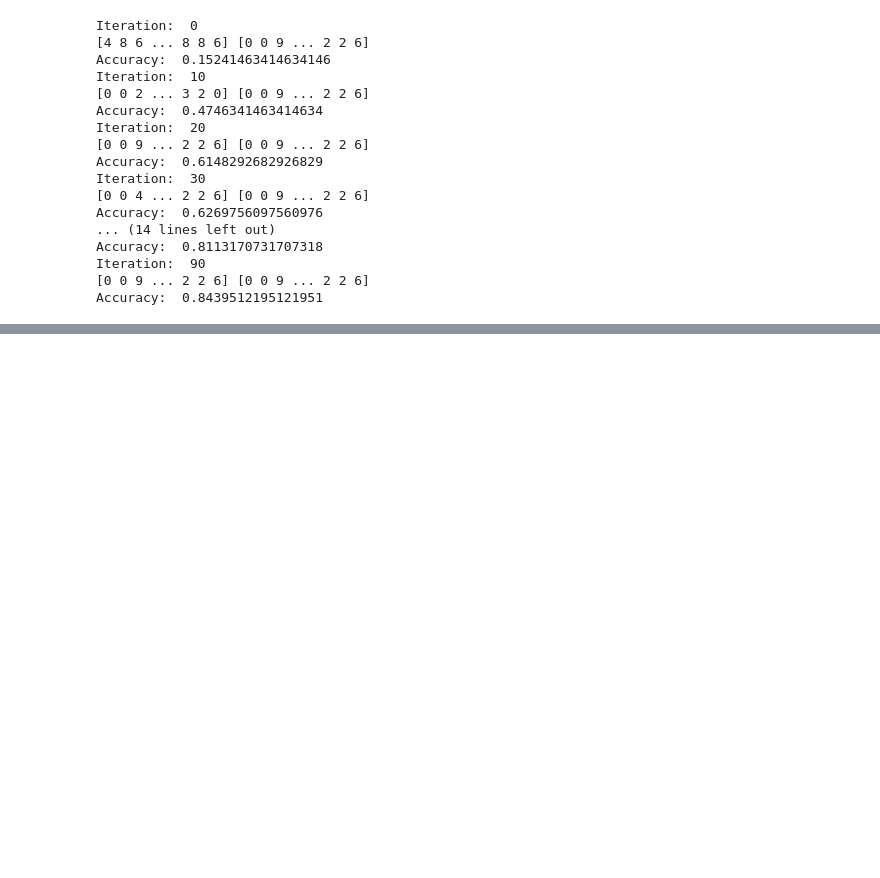
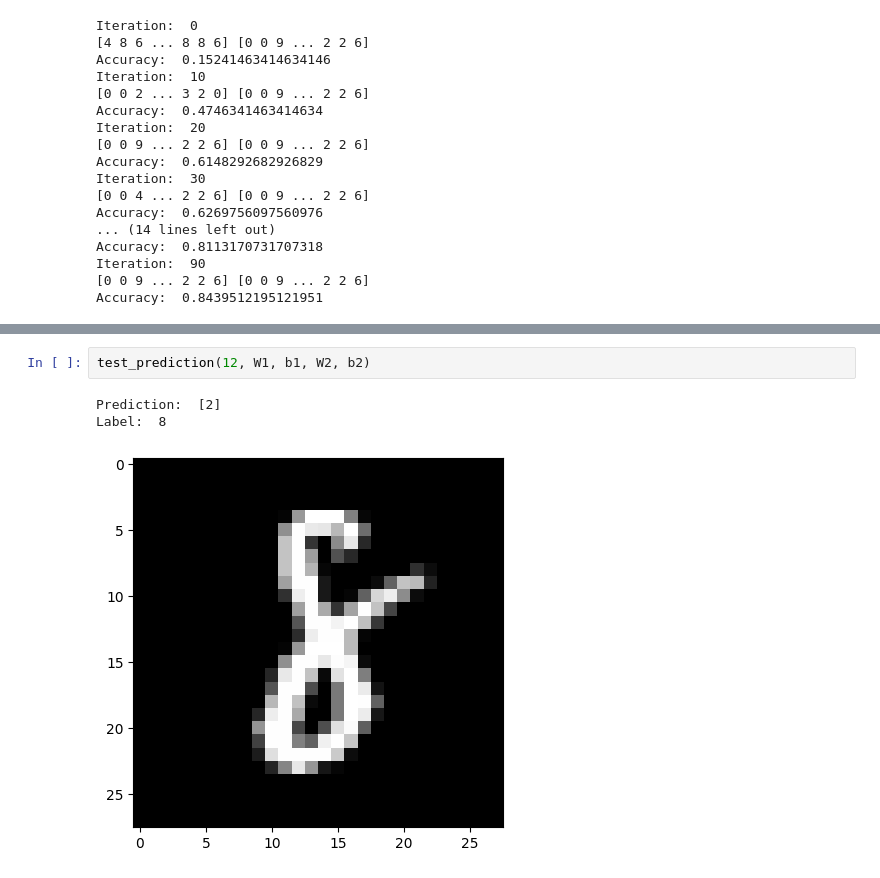
Before and after one commit to ikemal12/nn-from-scratch, a Jupyter notebook: notebook.ipynb, the cells around one changed output, grey strips where cells are left out. Drawn from its saved outputs; the diff is of its cells as text; blank space fills up the shorter version.

```diff
--- a/notebook.ipynb
+++ b/notebook.ipynb
@@ -55,0 +91,6 @@ Accuracy:  0.8439512195121951
+# %%
+test_prediction(12, W1, b1, W2, b2)
+# %% [output]
+Prediction:  [2]
+Label:  8
+[figure, added]
```
Also changed, not shown: parts of 8 cells of this notebook.
